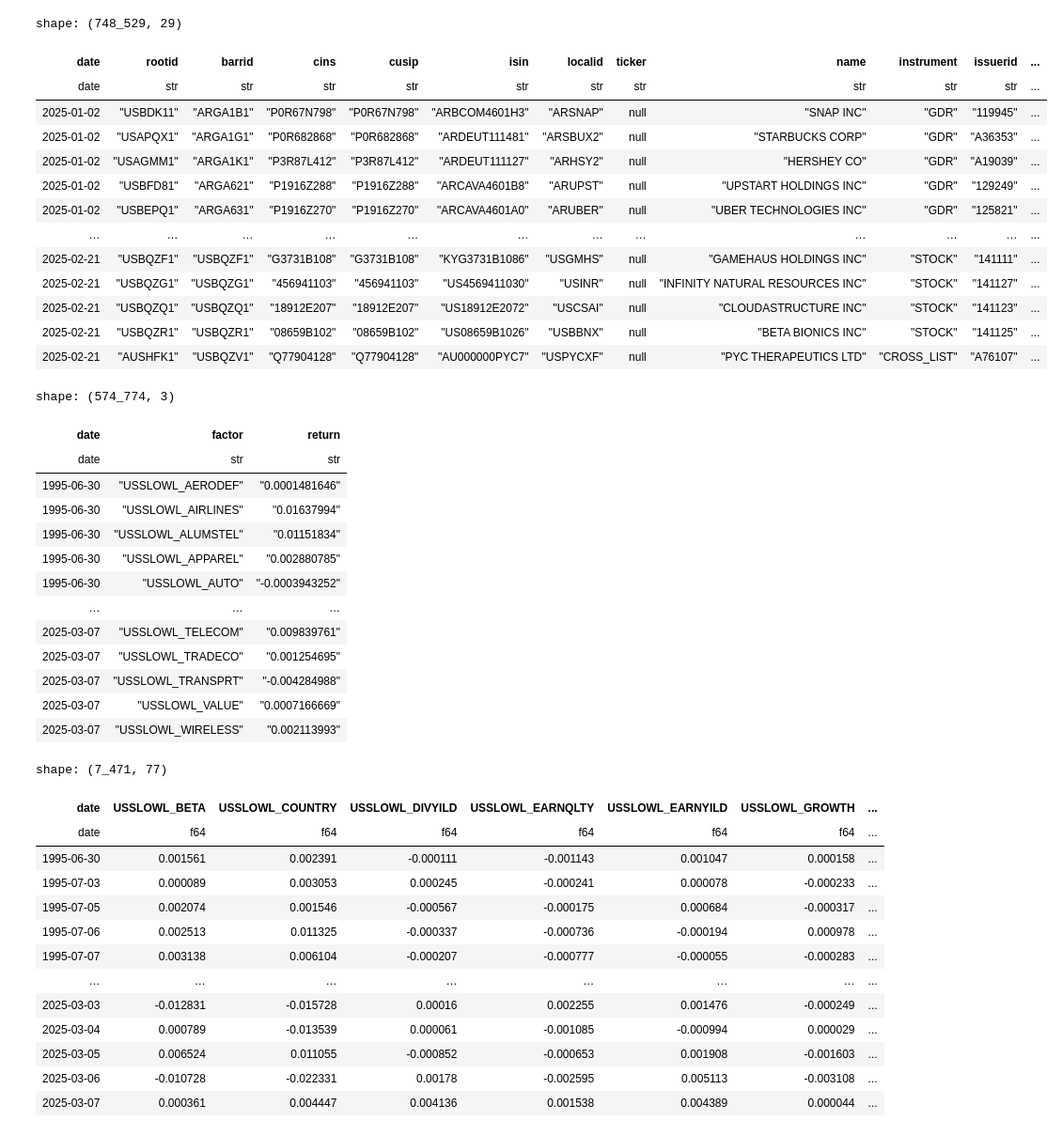
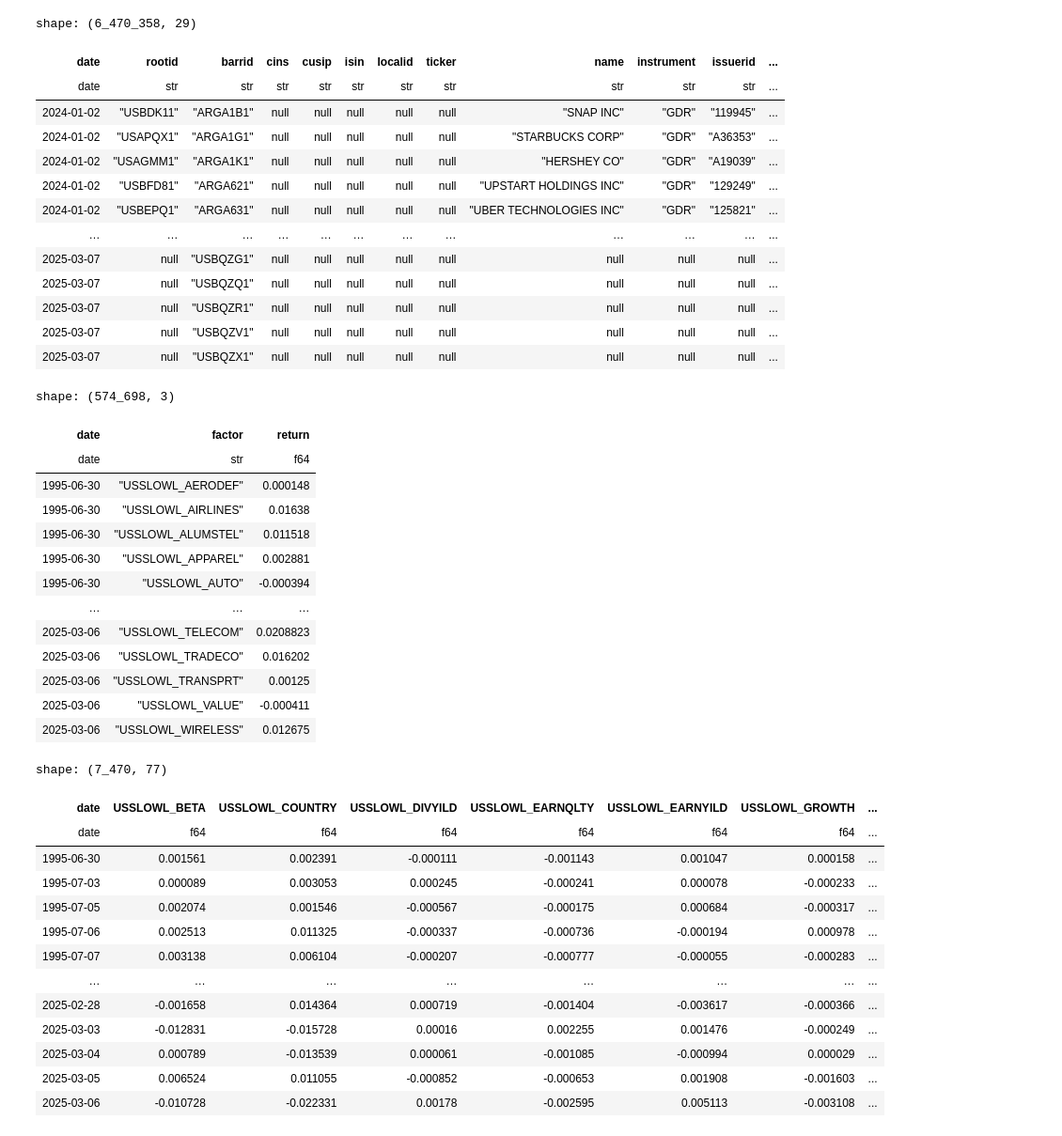
Before and after one commit to BYUSilverFund/sf-data-pipelines, a Jupyter notebook: examples.ipynb, the cells around one changed output. Shown at 94% size. Cells and saved outputs as stored; diff of their text form; code cells hidden in the pictures.

Commit message:
Updated factors table.

```diff
--- a/examples.ipynb
+++ b/examples.ipynb
@@ -3,44 +3,45 @@ from pipelines.database import Database
 import polars as pl
-# %%
-db = Database().connect()
 # %%
-db.execute("SELECT * FROM assets ORDER BY date, barrid;").pl()
+with Database() as db:
+    display(db.execute("SELECT * FROM assets ORDER BY date, barrid;").pl())
 # %% [output]
-shape: (748_529, 29)
+shape: (6_470_358, 29)
 | date | rootid | barrid | cins | cusip | isin | localid | ticker | name | instrument | issuerid | ... |
 | date | str | str | str | str | str | str | str | str | str | str | ... |
-| 2025-01-02 | "USBDK11" | "ARGA1B1" | "P0R67N798" | "P0R67N798" | "ARBCOM4601H3" | "ARSNAP" | null | "SNAP INC" | "GDR" | "119945" | ... |
-| 2025-01-02 | "USAPQX1" | "ARGA1G1" | "P0R682868" | "P0R682868" | "ARDEUT111481" | "ARSBUX2" | null | "STARBUCKS CORP" | "GDR" | "A36353" | ... |
-| 2025-01-02 | "USAGMM1" | "ARGA1K1" | "P3R87L412" | "P3R87L412" | "ARDEUT111127" | "ARHSY2" | null | "HERSHEY CO" | "GDR" | "A19039" | ... |
-| 2025-01-02 | "USBFD81" | "ARGA621" | "P1916Z288" | "P1916Z288" | "ARCAVA4601B8" | "ARUPST" | null | "UPSTART HOLDINGS INC" | "GDR" | "129249" | ... |
-| 2025-01-02 | "USBEPQ1" | "ARGA631" | "P1916Z270" | "P1916Z270" | "ARCAVA4601A0" | "ARUBER" | null | "UBER TECHNOLOGIES INC" | "GDR" | "125821" | ... |
+| 2024-01-02 | "USBDK11" | "ARGA1B1" | null | null | null | null | null | "SNAP INC" | "GDR" | "119945" | ... |
+| 2024-01-02 | "USAPQX1" | "ARGA1G1" | null | null | null | null | null | "STARBUCKS CORP" | "GDR" | "A36353" | ... |
+| 2024-01-02 | "USAGMM1" | "ARGA1K1" | null | null | null | null | null | "HERSHEY CO" | "GDR" | "A19039" | ... |
+| 2024-01-02 | "USBFD81" | "ARGA621" | null | null | null | null | null | "UPSTART HOLDINGS INC" | "GDR" | "129249" | ... |
+| 2024-01-02 | "USBEPQ1" | "ARGA631" | null | null | null | null | null | "UBER TECHNOLOGIES INC" | "GDR" | "125821" | ... |
 | … | … | … | … | … | … | … | … | … | … | … | ... |
-| 2025-02-21 | "USBQZF1" | "USBQZF1" | "G3731B108" | "G3731B108" | "KYG3731B1086" | "USGMHS" | null | "GAMEHAUS HOLDINGS INC" | "STOCK" | "141111" | ... |
-| 2025-02-21 | "USBQZG1" | "USBQZG1" | "456941103" | "456941103" | "US4569411030" | "USINR" | null | "INFINITY NATURAL RESOURCES INC" | "STOCK" | "141127" | ... |
-| 2025-02-21 | "USBQZQ1" | "USBQZQ1" | "18912E207" | "18912E207" | "US18912E2072" | "USCSAI" | null | "CLOUDASTRUCTURE INC" | "STOCK" | "141123" | ... |
-| 2025-02-21 | "USBQZR1" | "USBQZR1" | "08659B102" | "08659B102" | "US08659B1026" | "USBBNX" | null | "BETA BIONICS INC" | "STOCK" | "141125" | ... |
-| 2025-02-21 | "AUSHFK1" | "USBQZV1" | "Q77904128" | "Q77904128" | "AU000000PYC7" | "USPYCXF" | null | "PYC THERAPEUTICS LTD" | "CROSS_LIST" | "A76107" | ... |
+| 2025-03-07 | null | "USBQZG1" | null | null | null | null | null | null | null | null | ... |
+| 2025-03-07 | null | "USBQZQ1" | null | null | null | null | null | null | null | null | ... |
+| 2025-03-07 | null | "USBQZR1" | null | null | null | null | null | null | null | null | ... |
+| 2025-03-07 | null | "USBQZV1" | null | null | null | null | null | null | null | null | ... |
+| 2025-03-07 | null | "USBQZX1" | null | null | null | null | null | null | null | null | ... |
 # %%
-db.execute("SELECT * FROM factors ORDER BY date, factor;").pl()
+with Database() as db:
+    display(db.execute("SELECT * FROM factors ORDER BY date, factor;").pl())
 # %% [output]
-shape: (574_774, 3)
+shape: (574_698, 3)
 | date | factor | return |
-| date | str | str |
-| 1995-06-30 | "USSLOWL_AERODEF" | "0.0001481646" |
-| 1995-06-30 | "USSLOWL_AIRLINES" | "0.01637994" |
-| 1995-06-30 | "USSLOWL_ALUMSTEL" | "0.01151834" |
-| 1995-06-30 | "USSLOWL_APPAREL" | "0.002880785" |
-| 1995-06-30 | "USSLOWL_AUTO" | "-0.0003943252" |
+| date | str | f64 |
+| 1995-06-30 | "USSLOWL_AERODEF" | 0.000148 |
+| 1995-06-30 | "USSLOWL_AIRLINES" | 0.01638 |
+| 1995-06-30 | "USSLOWL_ALUMSTEL" | 0.011518 |
+| 1995-06-30 | "USSLOWL_APPAREL" | 0.002881 |
+| 1995-06-30 | "USSLOWL_AUTO" | -0.000394 |
 | … | … | … |
-| 2025-03-07 | "USSLOWL_TELECOM" | "0.009839761" |
-| 2025-03-07 | "USSLOWL_TRADECO" | "0.001254695" |
-| 2025-03-07 | "USSLOWL_TRANSPRT" | "-0.004284988" |
-| 2025-03-07 | "USSLOWL_VALUE" | "0.0007166669" |
-| 2025-03-07 | "USSLOWL_WIRELESS" | "0.002113993" |
+| 2025-03-06 | "USSLOWL_TELECOM" | 0.0208823 |
+| 2025-03-06 | "USSLOWL_TRADECO" | 0.016202 |
+| 2025-03-06 | "USSLOWL_TRANSPRT" | 0.00125 |
+| 2025-03-06 | "USSLOWL_VALUE" | -0.000411 |
+| 2025-03-06 | "USSLOWL_WIRELESS" | 0.012675 |
 # %%
-db.execute("SELECT * FROM factors_wide ORDER BY date;").pl()
+with Database() as db:
+    display(db.execute("SELECT * FROM factors_wide ORDER BY date;").pl())
 # %% [output]
-shape: (7_471, 77)
+shape: (7_470, 77)
 | date | USSLOWL_BETA | USSLOWL_COUNTRY | USSLOWL_DIVYILD | USSLOWL_EARNQLTY | USSLOWL_EARNYILD | USSLOWL_GROWTH | ... |
 | date | f64 | f64 | f64 | f64 | f64 | f64 | ... |
 | 1995-06-30 | 0.001561 | 0.002391 | -0.000111 | -0.001143 | 0.001047 | 0.000158 | ... |
@@ -49,9 +50,9 @@ shape: (7_471, 77)
 | 1995-07-06 | 0.002513 | 0.011325 | -0.000337 | -0.000736 | -0.000194 | 0.000978 | ... |
 | 1995-07-07 | 0.003138 | 0.006104 | -0.000207 | -0.000777 | -0.000055 | -0.000283 | ... |
 | … | … | … | … | … | … | … | ... |
+| 2025-02-28 | -0.001658 | 0.014364 | 0.000719 | -0.001404 | -0.003617 | -0.000366 | ... |
 | 2025-03-03 | -0.012831 | -0.015728 | 0.00016 | 0.002255 | 0.001476 | -0.000249 | ... |
 | 2025-03-04 | 0.000789 | -0.013539 | 0.000061 | -0.001085 | -0.000994 | 0.000029 | ... |
 | 2025-03-05 | 0.006524 | 0.011055 | -0.000852 | -0.000653 | 0.001908 | -0.001603 | ... |
 | 2025-03-06 | -0.010728 | -0.022331 | 0.00178 | -0.002595 | 0.005113 | -0.003108 | ... |
-| 2025-03-07 | 0.000361 | 0.004447 | 0.004136 | 0.001538 | 0.004389 | 0.000044 | ... |
 # %%
```
Also changed, not shown: parts of 5 cells of this notebook, 2 other files.
